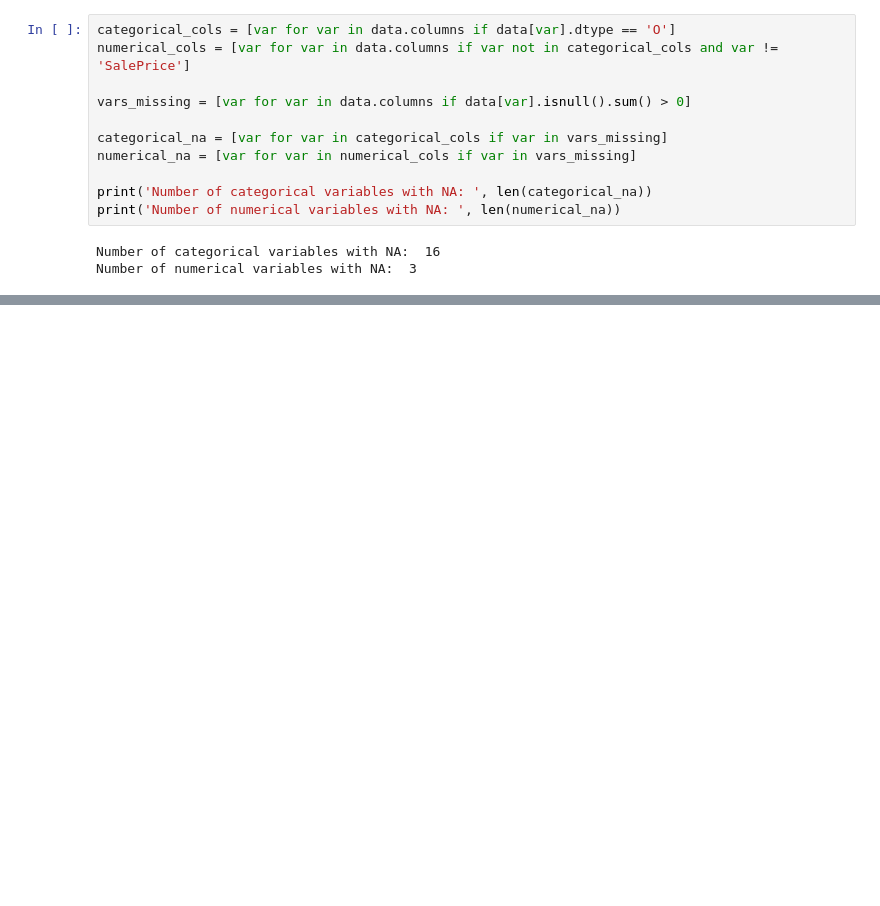
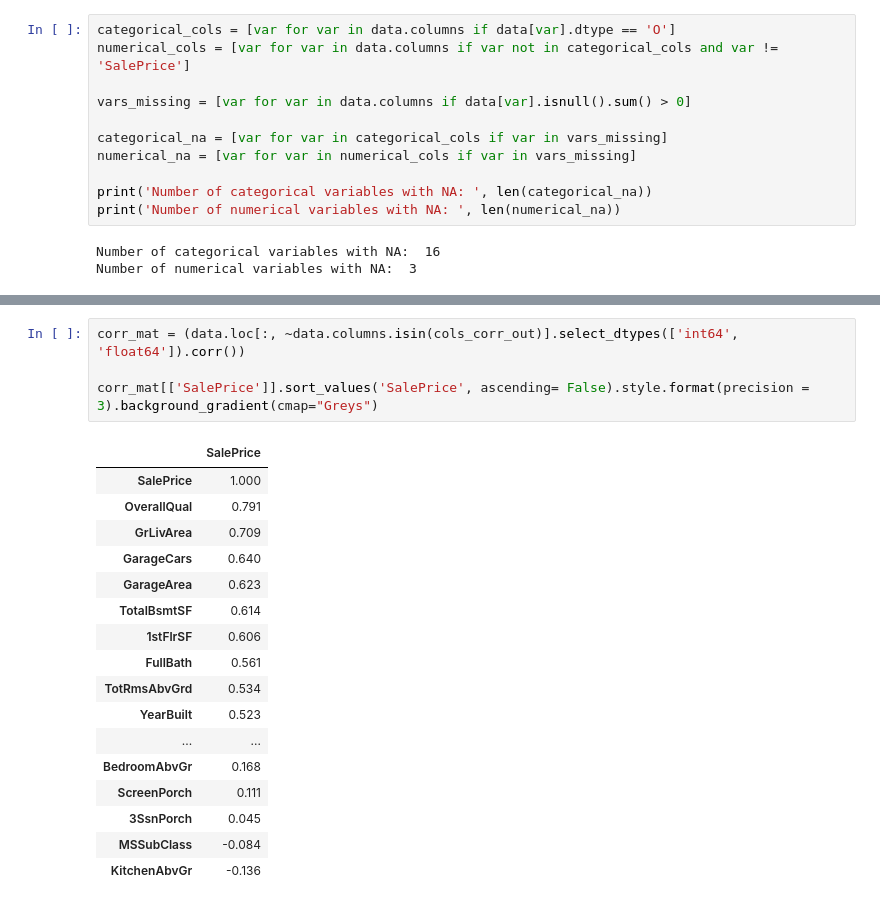
Before and after one commit to briannalytle/ames_review, a Jupyter notebook: dealing_with_nulls.ipynb, the cells around one changed output, grey strips where cells are left out. Saved outputs shown, nothing was run; the diff lists cells and outputs as text; blank space fills up the shorter version.

```diff
--- a/dealing_with_nulls.ipynb
+++ b/dealing_with_nulls.ipynb
@@ -61,0 +84,22 @@ plt.axhline(0.8, color = 'green', linestyle = '--')
+# %%
+corr_mat = (data.loc[:, ~data.columns.isin(cols_corr_out)].select_dtypes(['int64', 'float64']).corr())
+
+corr_mat[['SalePrice']].sort_values('SalePrice', ascending= False).style.format(precision = 3).background_gradient(cmap="Greys")
+# %% [output]
+|  | SalePrice |
+| SalePrice | 1.000 |
+| OverallQual | 0.791 |
+| GrLivArea | 0.709 |
+| GarageCars | 0.640 |
+| GarageArea | 0.623 |
+| TotalBsmtSF | 0.614 |
+| 1stFlrSF | 0.606 |
+| FullBath | 0.561 |
+| TotRmsAbvGrd | 0.534 |
+| YearBuilt | 0.523 |
+| ... | ... |
+| BedroomAbvGr | 0.168 |
+| ScreenPorch | 0.111 |
+| 3SsnPorch | 0.045 |
+| MSSubClass | -0.084 |
+| KitchenAbvGr | -0.136 |
```
Also changed, not shown: parts of 25 cells of this notebook.
